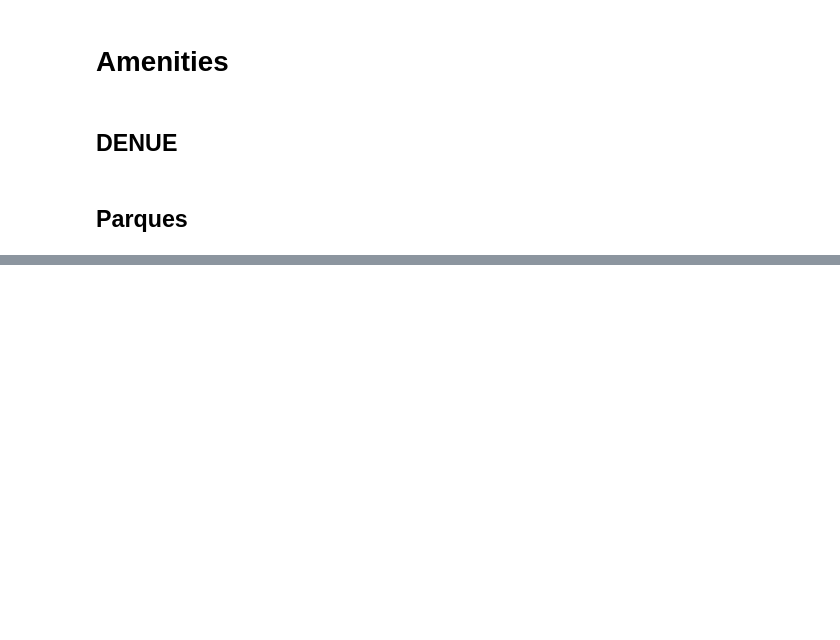
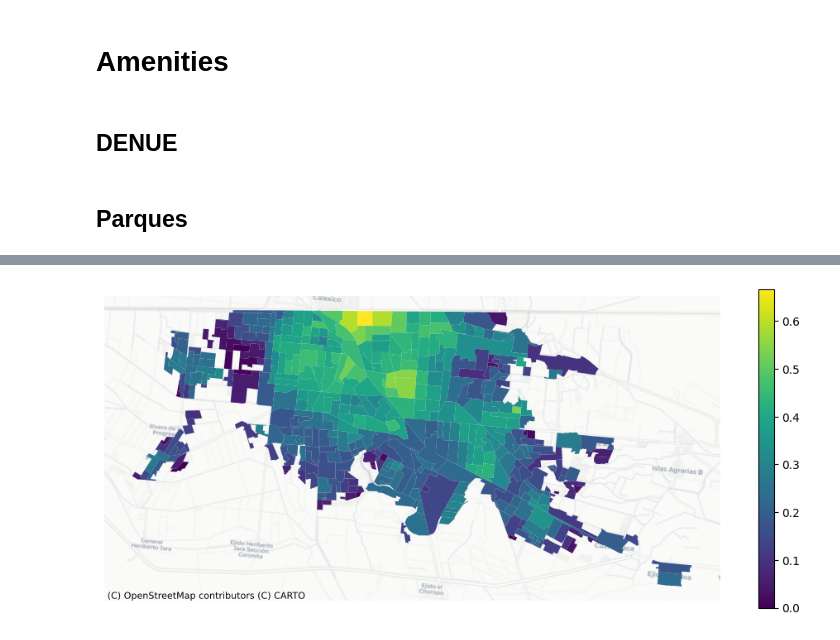
Before and after one commit to RodolfoFigueroa/housing_choice, a Jupyter notebook: 02_accessibility.ipynb, the cells around one changed output, grey strips where cells are left out. Saved outputs shown, nothing was run; the diff lists cells and outputs as text; code cells hidden in the pictures; blank space fills up the shorter version.

```diff
--- a/02_accessibility.ipynb
+++ b/02_accessibility.ipynb
@@ -149,0 +324,10 @@ df_park = gpd.read_file(data_path / "initial")
+# %%
+mesh_osmid = (
+    df_mesh[["CODIGO", "geometry"]]
+    .sjoin(nodes, how="inner", predicate="contains")
+    .merge(nodes, on="osmid")
+    .assign(cent_dist=lambda df: df.geometry_x.centroid.distance(df.geometry_y))
+    .loc[lambda df: df.groupby("CODIGO").cent_dist.idxmin()][["CODIGO", "osmid"]]
+)
+
+df_mesh = df_mesh.merge(mesh_osmid, how="left", on="CODIGO")
@@ -149,0 +380,27 @@ df_park = gpd.read_file(data_path / "initial")
+# %%
+df_mesh = df_mesh.merge(
+    net_accessibility.aggregate(1000, "sum", "exp", name="attr").rename(
+        "accessibility"
+    ),
+    on="osmid",
+    how="left",
+)
+# %%
+df_mesh = df_mesh.assign(
+    accessibility_score=lambda df: (
+        (np.log(df["accessibility"].fillna(0.0) + 1) * 12.5).clip(0, 100) / 100
+    ),
+)
+# %%
+df_access = (
+    gpd.GeoDataFrame(
+        df_agebs.set_index("CVEGEO")[["geometry"]]
+        .sjoin(df_mesh[["geometry", "accessibility_score"]], how="left")
+        .groupby("CVEGEO")
+        .agg({"accessibility_score": "mean", "geometry": "first"}),
+        crs=df_mesh.crs,
+    )
+    .reset_index()
+    .rename(columns={"accessibility_score": "accessibility"})
+)
+df_access.head()
@@ -149,0 +414,7 @@ df_park = gpd.read_file(data_path / "initial")
+# %%
+fig, ax = plt.subplots(figsize=(12, 5))
+df_access.plot(column="accessibility", cmap="viridis", legend=True, ax=ax)
+ax.axis("off")
+cx.add_basemap(ax, source=cx.providers.CartoDB.Positron, zoom=12, crs=df_access.crs)
+# %% [output]
+[figure, added]
```
Also changed, not shown: parts of 20 cells of this notebook, 4 other files.
